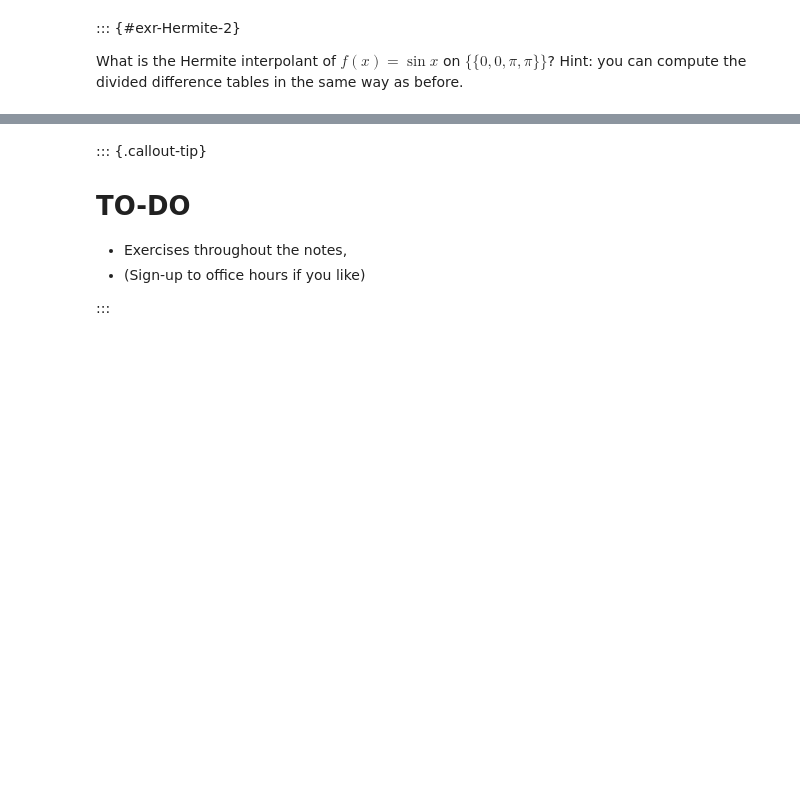
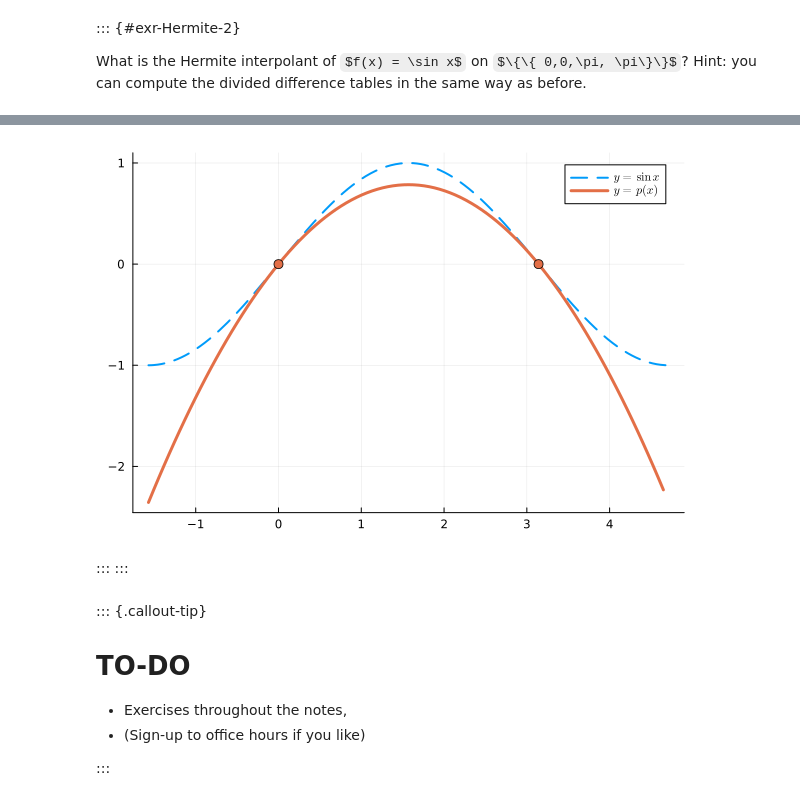
Before and after one commit to jackrthomas/Math5485, a Jupyter notebook: lectures/L09.ipynb, the cells around one changed output, grey strips where cells are left out. Cells and saved outputs as stored; diff of their text form; code cells hidden in the pictures; some formulas as TeX source; blank space fills up the shorter version.

```diff
--- a/lectures/L09.ipynb
+++ b/lectures/L09.ipynb
@@ -293,3 +288,14 @@ scatter!([0, π], [0, 0]; markersize=5, primary=false)
+# %%
+p = Polynomial([0, 1, -1/π])
+
+plot(sin, -π/2, 3π/2; label=L"y = \sin x", lw=2, linestyle=:dash)
+plot!(p, -π/2, 3π/2; label=L"y = p(x)", lw=3)
+scatter!([0, π], [0, 0]; markersize=5, primary=false)
+# %% [output]
+[figure, added]
+# %% [markdown]
+:::
+:::
 # %% [markdown]
 ::: {.callout-tip}
 # TO-DO
```
Also changed, not shown: parts of 12 cells of this notebook, 56 other files.
